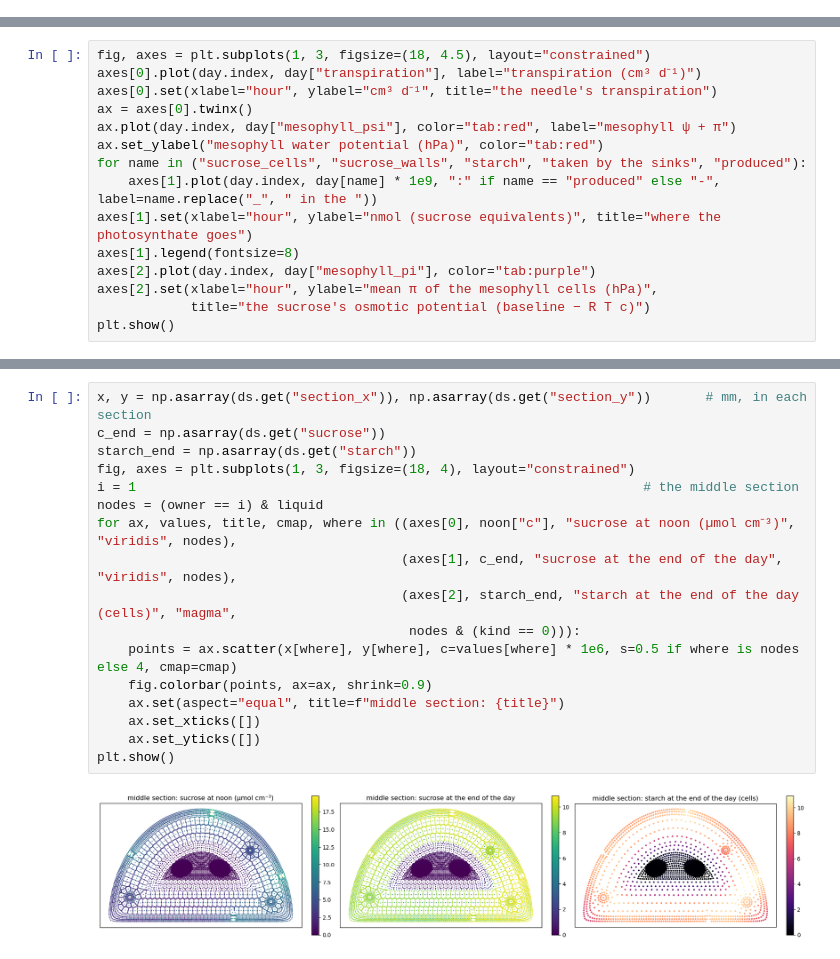
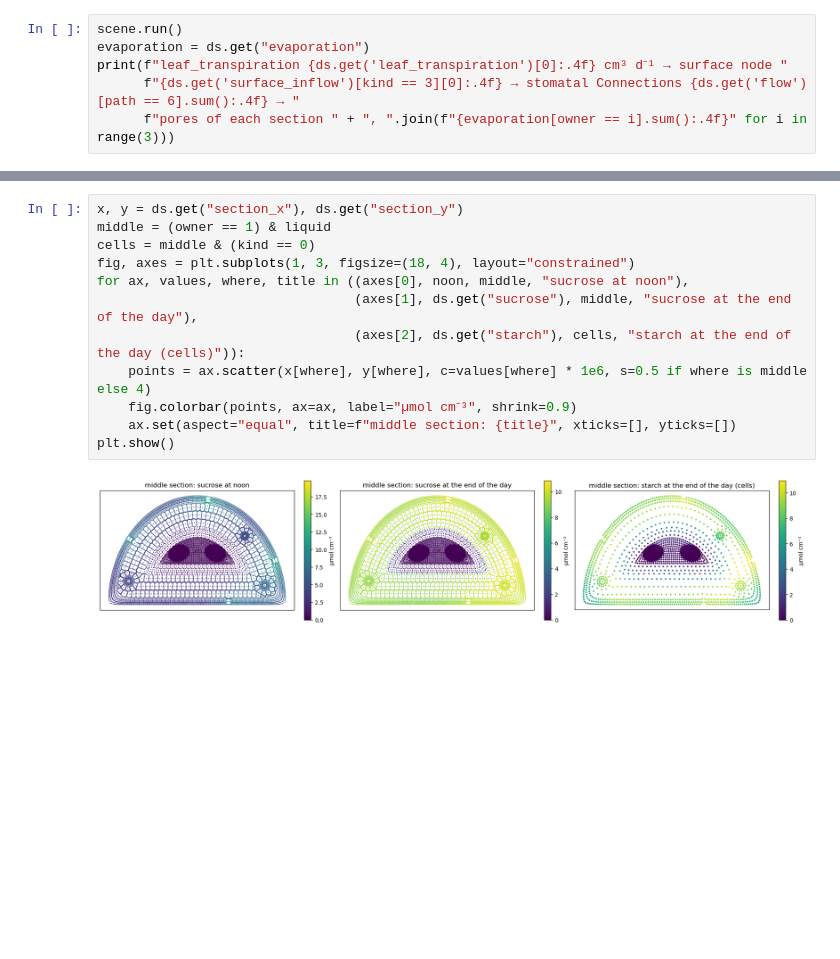
Before and after one commit to openalea-incubator/MECHA-dev, a Jupyter notebook: example/tutorials/tutorial_metafspm_03_needle_solutes.ipynb, the cells around one changed output, grey strips where cells are left out. Saved outputs shown, nothing was run; the diff lists cells and outputs as text; blank space fills up the shorter version.

```diff
--- a/example/tutorials/tutorial_metafspm_03_needle_solutes.ipynb
+++ b/example/tutorials/tutorial_metafspm_03_needle_solutes.ipynb
@@ -144,0 +92,6 @@ cells (cgroup 17) get no π: MECHA's presets are root rules, with none for them.
+# %%
+scene.run()
+evaporation = ds.get("evaporation")
+print(f"leaf_transpiration {ds.get('leaf_transpiration')[0]:.4f} cm³ d⁻¹ → surface node "
+      f"{ds.get('surface_inflow')[kind == 3][0]:.4f} → stomatal Connections {ds.get('flow')[path == 6].sum():.4f} → "
+      f"pores of each section " + ", ".join(f"{evaporation[owner == i].sum():.4f}" for i in range(3)))
@@ -249,15 +116,0 @@ day.round(9)
-# %%
-fig, axes = plt.subplots(1, 3, figsize=(18, 4.5), layout="constrained")
-axes[0].plot(day.index, day["transpiration"], label="transpiration (cm³ d⁻¹)")
-axes[0].set(xlabel="hour", ylabel="cm³ d⁻¹", title="the needle's transpiration")
-ax = axes[0].twinx()
-ax.plot(day.index, day["mesophyll_psi"], color="tab:red", label="mesophyll ψ + π")
-ax.set_ylabel("mesophyll water potential (hPa)", color="tab:red")
-for name in ("sucrose_cells", "sucrose_walls", "starch", "taken by the sinks", "produced"):
-    axes[1].plot(day.index, day[name] * 1e9, ":" if name == "produced" else "-", label=name.replace("_", " in the "))
-axes[1].set(xlabel="hour", ylabel="nmol (sucrose equivalents)", title="where the photosynthate goes")
-axes[1].legend(fontsize=8)
-axes[2].plot(day.index, day["mesophyll_pi"], color="tab:purple")
-axes[2].set(xlabel="hour", ylabel="mean π of the mesophyll cells (hPa)",
-            title="the sucrose's osmotic potential (baseline − R T c)")
-plt.show()
@@ -266,19 +155,14 @@ plt.show()
 # %%
-x, y = np.asarray(ds.get("section_x")), np.asarray(ds.get("section_y"))       # mm, in each section
-c_end = np.asarray(ds.get("sucrose"))
-starch_end = np.asarray(ds.get("starch"))
+x, y = ds.get("section_x"), ds.get("section_y")
+middle = (owner == 1) & liquid
+cells = middle & (kind == 0)
 fig, axes = plt.subplots(1, 3, figsize=(18, 4), layout="constrained")
-i = 1                                                                 # the middle section
-nodes = (owner == i) & liquid
-for ax, values, title, cmap, where in ((axes[0], noon["c"], "sucrose at noon (µmol cm⁻³)", "viridis", nodes),
-                                       (axes[1], c_end, "sucrose at the end of the day", "viridis", nodes),
-                                       (axes[2], starch_end, "starch at the end of the day (cells)", "magma",
-                                        nodes & (kind == 0))):
-    points = ax.scatter(x[where], y[where], c=values[where] * 1e6, s=0.5 if where is nodes else 4, cmap=cmap)
-    fig.colorbar(points, ax=ax, shrink=0.9)
-    ax.set(aspect="equal", title=f"middle section: {title}")
-    ax.set_xticks([])
-    ax.set_yticks([])
+for ax, values, where, title in ((axes[0], noon, middle, "sucrose at noon"),
+                                 (axes[1], ds.get("sucrose"), middle, "sucrose at the end of the day"),
+                                 (axes[2], ds.get("starch"), cells, "starch at the end of the day (cells)")):
+    points = ax.scatter(x[where], y[where], c=values[where] * 1e6, s=0.5 if where is middle else 4)
+    fig.colorbar(points, ax=ax, label="µmol cm⁻³", shrink=0.9)
+    ax.set(aspect="equal", title=f"middle section: {title}", xticks=[], yticks=[])
 plt.show()
 # %% [output]
-[figure, old version]
+[figure, new version]
```
Also changed, not shown: parts of 22 cells of this notebook, 4 other files.
